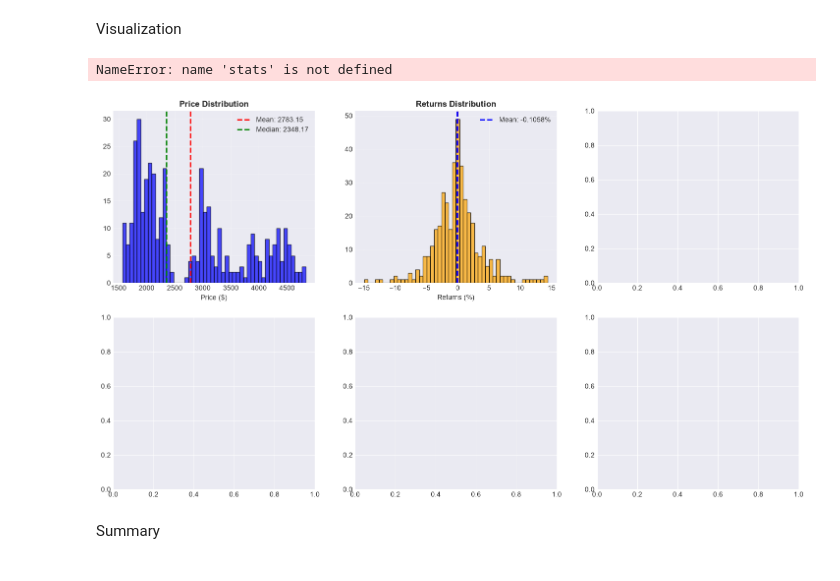
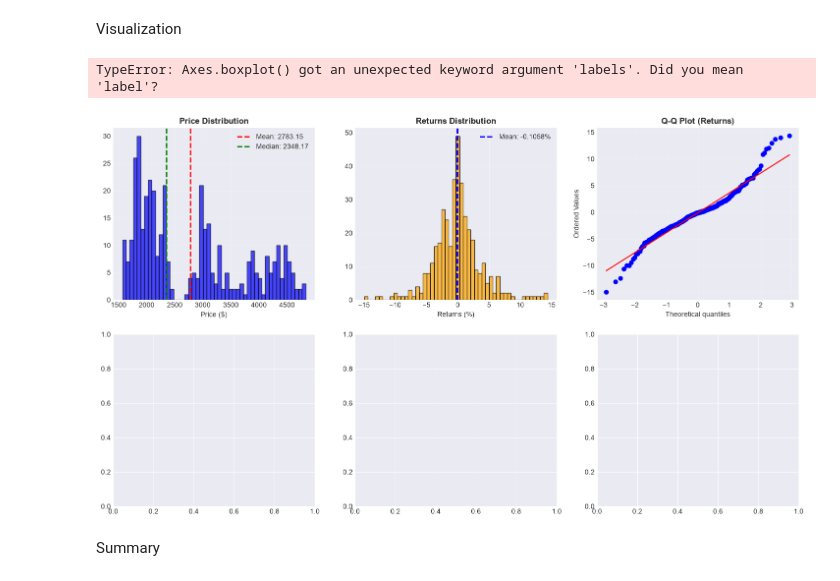
Before and after one commit to sachinchakrawarti/myprojets, a Jupyter notebook: projects/ethereum/manually/server/notebooks/ohlcv/notebooks/01_eda_exploratory_data_analysis/02_statistical_analysis.ipynb, the cells around one changed output. Saved outputs shown, nothing was run; the diff lists cells and outputs as text; code cells hidden in the pictures.

```diff
--- a/projects/ethereum/manually/server/notebooks/ohlcv/notebooks/01_eda_exploratory_data_analysis/02_statistical_analysis.ipynb
+++ b/projects/ethereum/manually/server/notebooks/ohlcv/notebooks/01_eda_exploratory_data_analysis/02_statistical_analysis.ipynb
@@ -435,6 +435,11 @@ Visualization
 # ====================================================================
 # 📊 STATISTICAL VISUALIZATIONS
 # ====================================================================
+
+import numpy as np
+import matplotlib.pyplot as plt
+import seaborn as sns
+from scipy import stats
 
 if price_col:
     fig, axes = plt.subplots(2, 3, figsize=(18, 10))
@@ -457,42 +462,73 @@ if price_col:
         axes[0, 1].set_xlabel('Returns (%)')
         axes[0, 1].legend()
         axes[0, 1].grid(True, alpha=0.3)
+    else:
+        axes[0, 1].text(0.5, 0.5, 'No Returns Data', ha='center', va='center', transform=axes[0, 1].transAxes)
+        axes[0, 1].set_title('Returns Distribution', fontweight='bold')
 
     # 3. QQ Plot
     if 'returns' in df.columns:
-        stats.probplot(df['returns'].dropna(), dist="norm", plot=axes[0, 2])
-        axes[0, 2].set_title('Q-Q Plot (Returns)', fontweight='bold')
-        axes[0, 2].grid(True, alpha=0.3)
+        try:
+            stats.probplot(df['returns'].dropna(), dist="norm", plot=axes[0, 2])
+            axes[0, 2].set_title('Q-Q Plot (Returns)', fontweight='bold')
+            axes[0, 2].grid(True, alpha=0.3)
+        except Exception as e:
+            axes[0, 2].text(0.5, 0.5, f'QQ Plot Error', ha='center', va='center', transform=axes[0, 2].transAxes)
+            axes[0, 2].set_title('Q-Q Plot (Returns)', fontweight='bold')
+    else:
+        axes[0, 2].text(0.5, 0.5, 'No Returns Data', ha='center', va='center', transform=axes[0, 2].transAxes)
+        axes[0, 2].set_title('Q-Q Plot', fontweight='bold')
 
     # 4. Box Plot
     if 'returns' in df.columns:
-        axes[1, 0].boxplot([df['returns'].dropna(), df['log_returns'].dropna()],
-                           labels=['Returns', 'Log Returns'])
+        # Check if log_returns exists
+        if 'log_returns' in df.columns:
+            box_data = [df['returns'].dropna(), df['log_returns'].dropna()]
+            labels = ['Returns', 'Log Returns']
+        else:
+            box_data = [df['returns'].dropna()]
+            labels = ['Returns']
+
+        axes[1, 0].boxplot(box_data, labels=labels)
         axes[1, 0].set_title('Returns Box Plot', fontweight='bold')
         axes[1, 0].set_ylabel('Return (%)')
         axes[1, 0].grid(True, alpha=0.3)
+    else:
+        axes[1, 0].text(0.5, 0.5, 'No Returns Data', ha='center', va='center', transform=axes[1, 0].transAxes)
+        axes[1, 0].set_title('Box Plot', fontweight='bold')
 
     # 5. Cumulative Returns
     if 'cumulative' in df.columns:
         axes[1, 1].plot(df.index, df['cumulative'], color='green', linewidth=1.5)
         axes[1, 1].axhline(y=0, color='red', linestyle='--', alpha=0.5)
         axes[1, 1].set_title('Cumulative Returns', fontweight='bold')
         axes[1, 1].set_ylabel('Cumulative Return (%)')
         axes[1, 1].grid(True, alpha=0.3)
+    else:
+        axes[1, 1].text(0.5, 0.5, 'No Cumulative Data', ha='center', va='center', transform=axes[1, 1].transAxes)
+        axes[1, 1].set_title('Cumulative Returns', fontweight='bold')
 
     # 6. Rolling Volatility
     if 'returns' in df.columns and len(df) > 20:
         rolling_vol = df['returns'].rolling(20).std()
         axes[1, 2].plot(df.index, rolling_vol, color='purple', linewidth=1.5)
         axes[1, 2].set_title('20-Day Rolling Volatility', fontweight='bold')
         axes[1, 2].set_ylabel('Volatility (%)')
         axes[1, 2].grid(True, alpha=0.3)
 
+        # Add mean volatility line
+        mean_vol = rolling_vol.mean()
+        axes[1, 2].axhline(y=mean_vol, color='red', linestyle='--', alpha=0.5, label=f'Mean: {mean_vol:.2f}%')
+        axes[1, 2].legend()
+    else:
+        axes[1, 2].text(0.5, 0.5, 'Insufficient Data', ha='center', va='center', transform=axes[1, 2].transAxes)
+        axes[1, 2].set_title('Rolling Volatility', fontweight='bold')
+
     plt.tight_layout()
     plt.show()
 # %% [output]
-NameError: name 'stats' is not defined
+TypeError: Axes.boxplot() got an unexpected keyword argument 'labels'. Did you mean 'label'?
-[figure, old version]
+[figure, new version]
 # %% [markdown]
 Summary
 # %%
```
Also changed, not shown: 2 other files.
